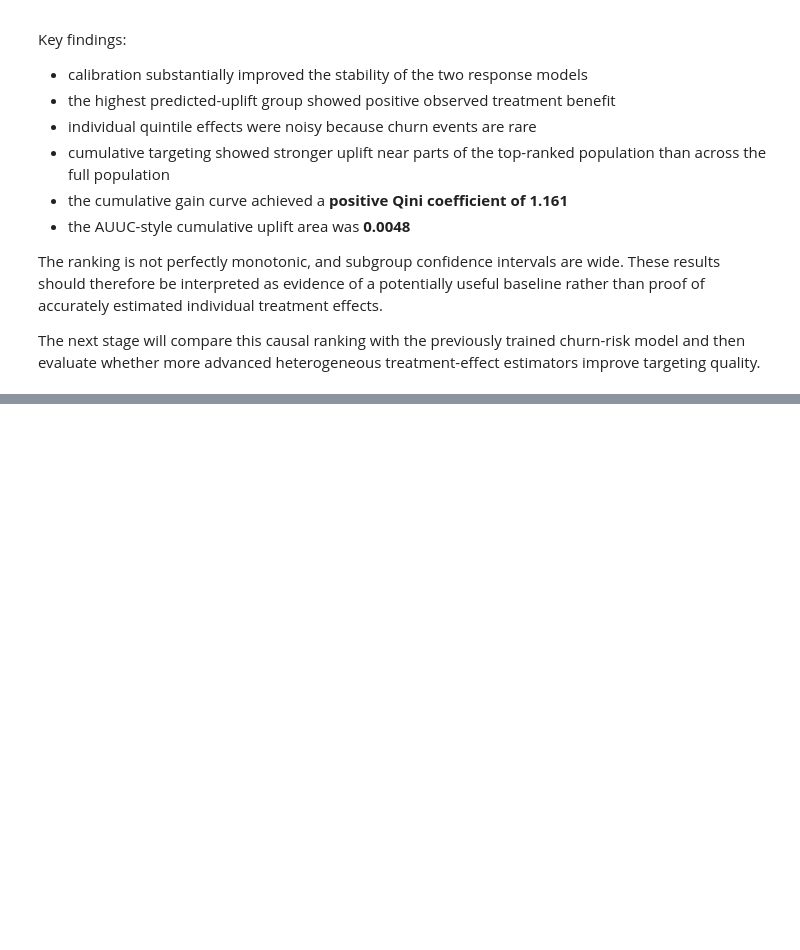
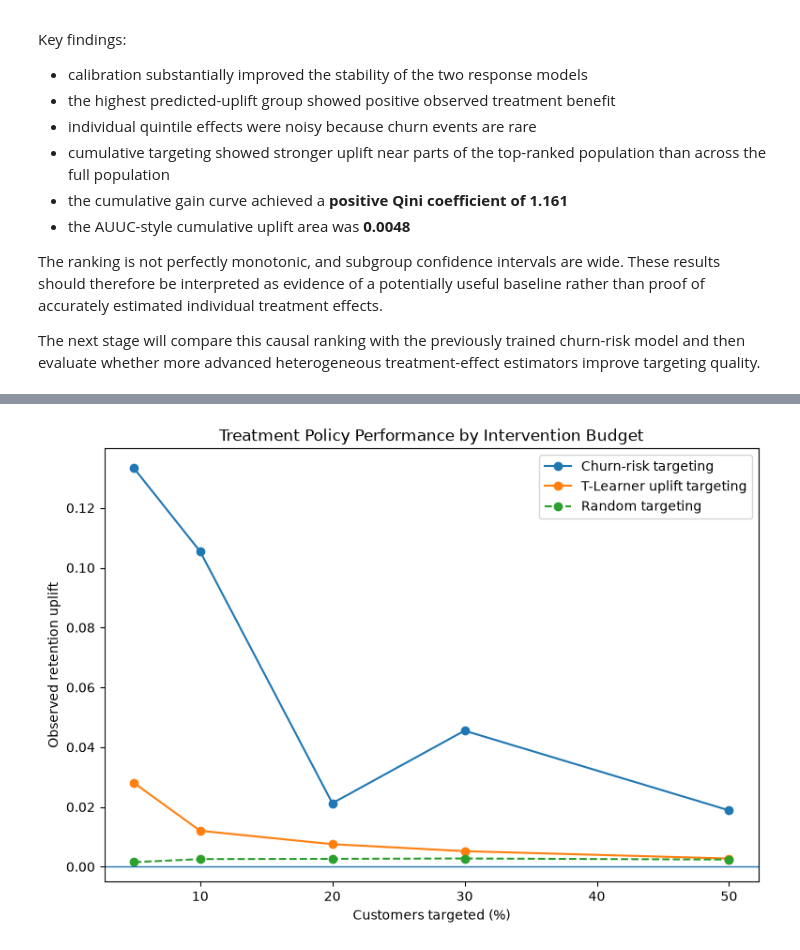
Before and after one commit to ACSanders/beyond-churn, a Jupyter notebook: notebooks/03_causal_uplift_modeling.ipynb, the cells around one changed output, grey strips where cells are left out. Saved outputs shown, nothing was run; the diff lists cells and outputs as text; code cells hidden in the pictures; blank space fills up the shorter version.

```diff
--- a/notebooks/03_causal_uplift_modeling.ipynb
+++ b/notebooks/03_causal_uplift_modeling.ipynb
@@ -1205,0 +1903,41 @@ The next stage will compare this causal ranking with the previously trained chur
+# %%
+policy_plot = policy_comparison.copy()
+
+policy_plot["Targeting percent"] = (
+    policy_plot["Targeting fraction"] * 100
+)
+
+plt.figure(figsize=(9, 6))
+
+plt.plot(
+    policy_plot["Targeting percent"],
+    policy_plot["Churn-risk targeting"],
+    marker="o",
+    label="Churn-risk targeting"
+)
+
+plt.plot(
+    policy_plot["Targeting percent"],
+    policy_plot["Uplift targeting"],
+    marker="o",
+    label="T-Learner uplift targeting"
+)
+
+plt.plot(
+    policy_plot["Targeting percent"],
+    policy_plot["Random targeting"],
+    marker="o",
+    linestyle="--",
+    label="Random targeting"
+)
+
+plt.axhline(0, linewidth=1)
+
+plt.xlabel("Customers targeted (%)")
+plt.ylabel("Observed retention uplift")
+plt.title("Treatment Policy Performance by Intervention Budget")
+plt.legend()
+
+plt.show()
+# %% [output]
+[figure, added]
```
Also changed, not shown: parts of 53 cells of this notebook.
